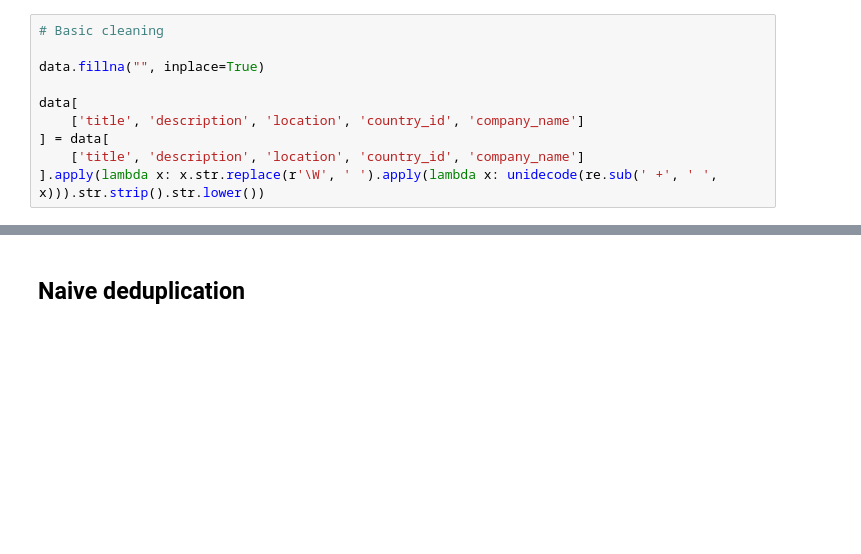
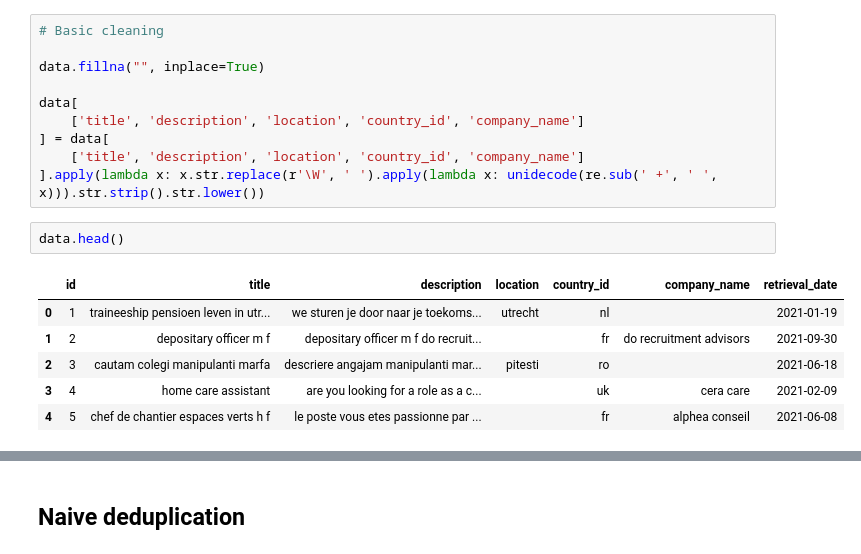
Before and after one commit to antoine-palazz/deduplication, a Jupyter notebook: first_experimentations.ipynb, the cells around one changed output, grey strips where cells are left out. Saved outputs shown, nothing was run; the diff lists cells and outputs as text; blank space fills up the shorter version.

```diff
--- a/first_experimentations.ipynb
+++ b/first_experimentations.ipynb
@@ -53,3 +76,12 @@ data[
 ] = data[
     ['title', 'description', 'location', 'country_id', 'company_name']
 ].apply(lambda x: x.str.replace(r'\W', ' ').apply(lambda x: unidecode(re.sub(' +', ' ', x))).str.strip().str.lower())
+# %%
+data.head()
+# %% [output]
+|  | id | title | description | location | country_id | company_name | retrieval_date |
+| 0 | 1 | traineeship pensioen leven in utr... | we sturen je door naar je toekoms... | utrecht | nl |  | 2021-01-19 |
+| 1 | 2 | depositary officer m f | depositary officer m f do recruit... |  | fr | do recruitment advisors | 2021-09-30 |
+| 2 | 3 | cautam colegi manipulanti marfa | descriere angajam manipulanti mar... | pitesti | ro |  | 2021-06-18 |
+| 3 | 4 | home care assistant | are you looking for a role as a c... |  | uk | cera care | 2021-02-09 |
+| 4 | 5 | chef de chantier espaces verts h f | le poste vous etes passionne par ... |  | fr | alphea conseil | 2021-06-08 |
```
Also changed, not shown: parts of 20 cells of this notebook, 1 other file.
